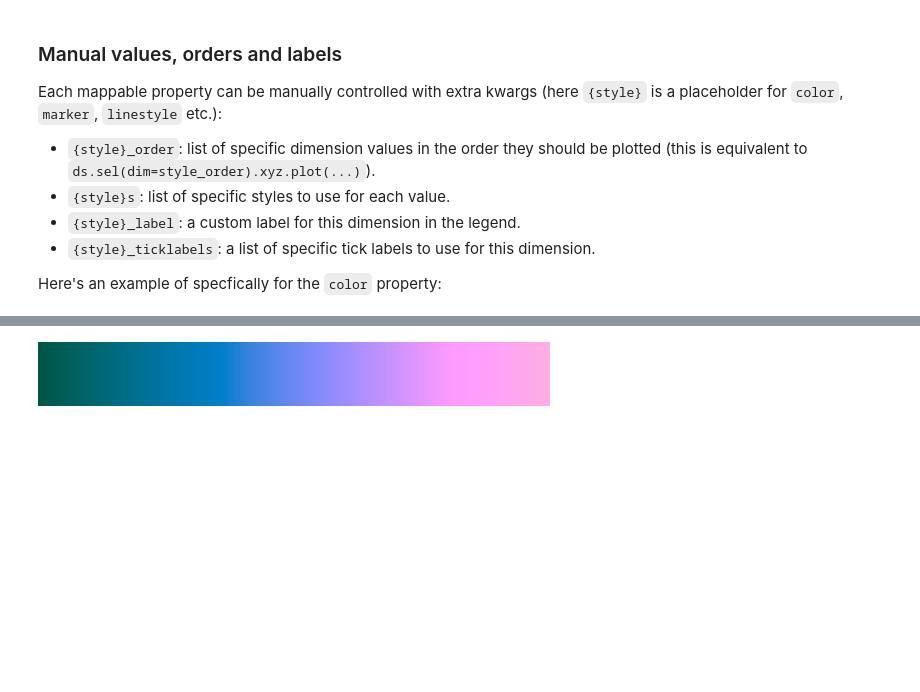
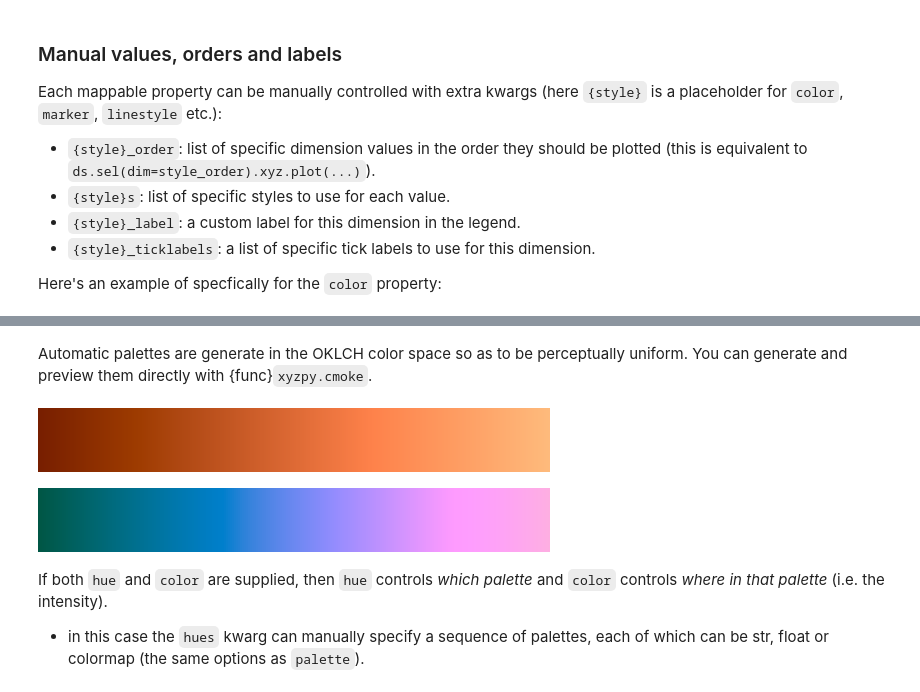
Before and after one commit to jcmgray/xyzpy, a Jupyter notebook: docs/plotting.ipynb, the cells around one changed output, grey strips where cells are left out. Saved outputs shown, nothing was run; the diff lists cells and outputs as text; code cells hidden in the pictures; blank space fills up the shorter version.

Commit message:
more updates to plotting docs

```diff
--- a/docs/plotting.ipynb
+++ b/docs/plotting.ipynb
@@ -301 +342,9 @@ fig, axs = ds.xyz.plot(
+# %% [markdown]
+Automatic palettes are generate in the OKLCH color space so as to be
+perceptually uniform. You can generate and preview them directly with
+{func}`xyzpy.cmoke`.
+# %%
+xyz.cmoke(0.12)
+# %% [output]
+[figure, added]
 # %%
@@ -302,3 +352,9 @@ fig, axs = ds.xyz.plot(
 xyz.cmoke(0.75, hue_shift=0.5)
 # %% [output]
 [figure]
+# %% [markdown]
+If both `hue` and `color` are supplied, then `hue` controls *which palette* and
+`color` controls *where in that palette* (i.e. the intensity).
+
+- in this case the `hues` kwarg can manually specify a sequence of palettes,
+  each of which can be str, float or colormap (the same options as `palette`).
```
Also changed, not shown: parts of 22 cells of this notebook, 3 other files.
